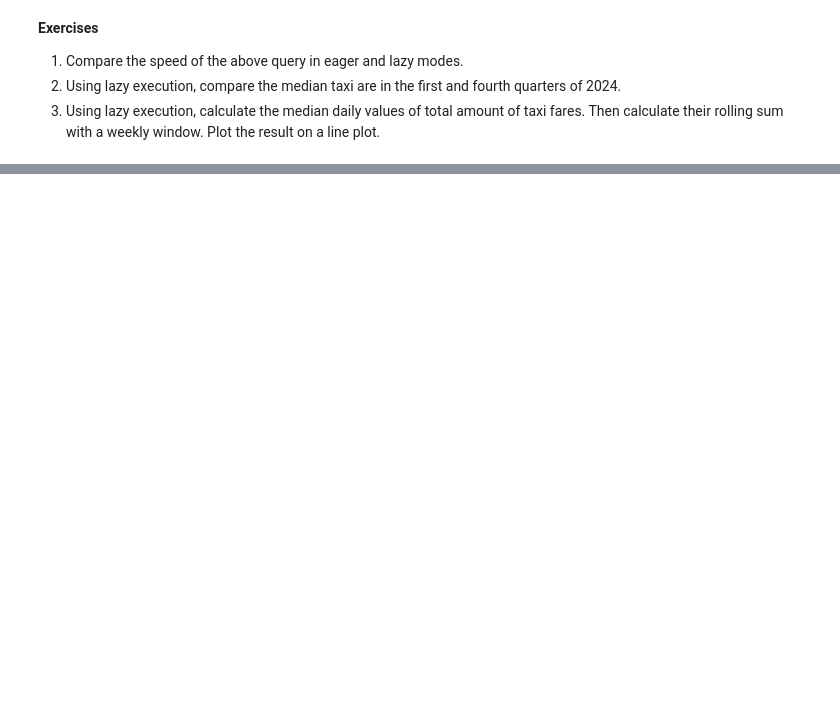
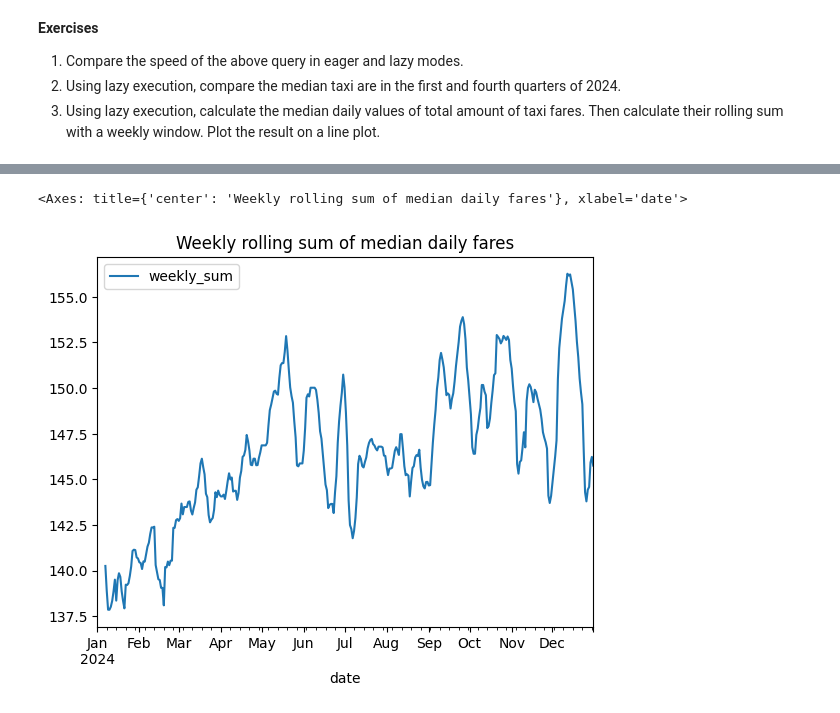
Before and after one commit to mikhailbahdashych-agh/mlops-lab3, a Jupyter notebook: notebook_polars.ipynb, the cells around one changed output, grey strips where cells are left out. Saved outputs shown, nothing was run; the diff lists cells and outputs as text; code cells hidden in the pictures; blank space fills up the shorter version.

```diff
--- a/notebook_polars.ipynb
+++ b/notebook_polars.ipynb
@@ -394,0 +1053,14 @@ Let's see an example of a lazy query that also heavily filters the data. This wi
+# %%
+(
+    df_2024.filter(pl.col("tpep_pickup_datetime").dt.year() == 2024)
+    .group_by(pl.col("tpep_pickup_datetime").dt.date().alias("date"))
+    .agg(pl.col("total_amount").median())
+    .sort("date")
+    .with_columns(pl.col("total_amount").rolling_sum(window_size=7).alias("weekly_sum"))
+    .collect()
+    .to_pandas()
+    .plot.line(x="date", y="weekly_sum", title="Weekly rolling sum of median daily fares")
+)
+# %% [output]
+<Axes: title={'center': 'Weekly rolling sum of median daily fares'}, xlabel='date'>
+[figure, added]
```
Also changed, not shown: parts of 55 cells of this notebook, 1 other file.
